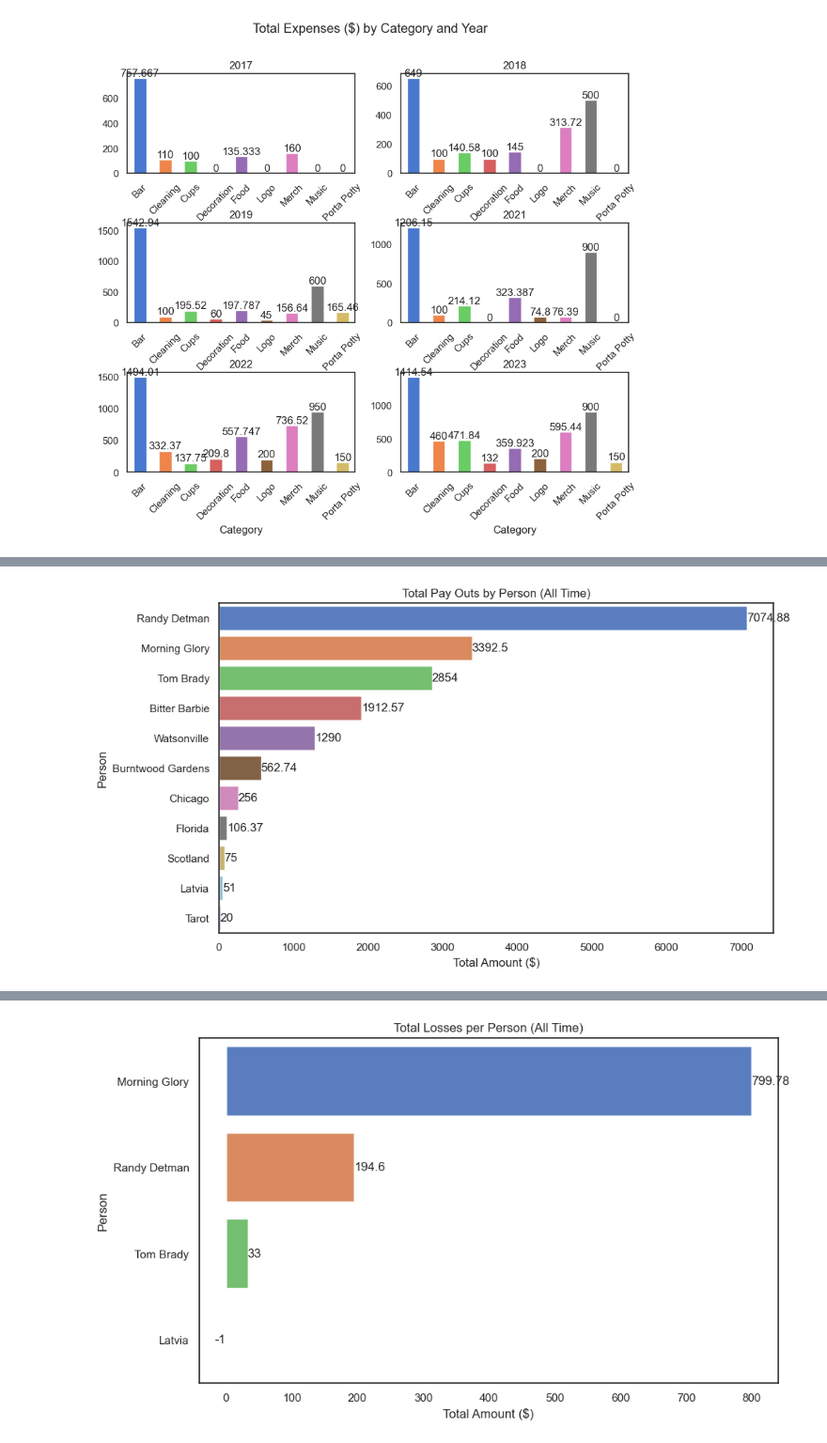
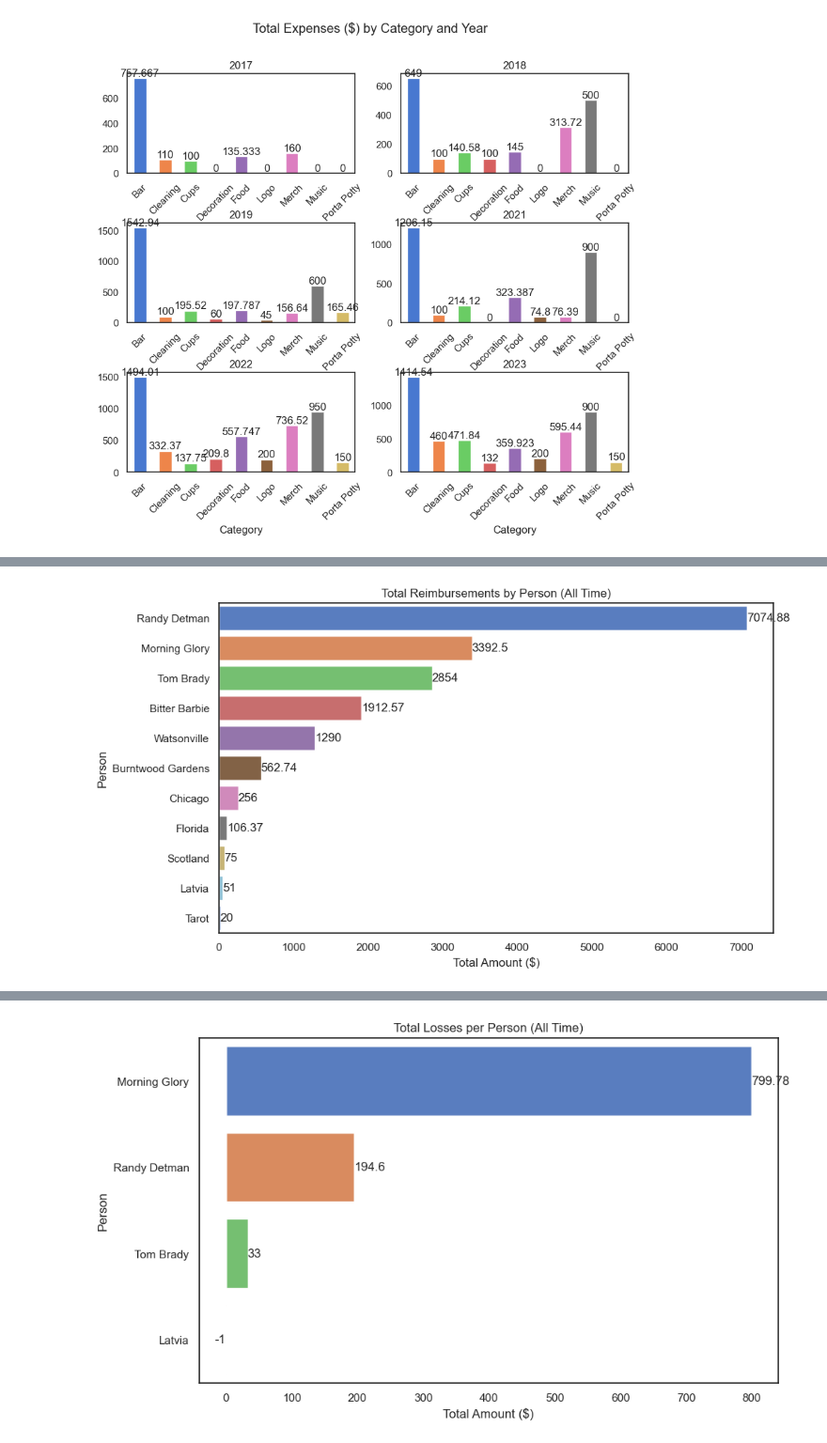
Before and after one commit to johbry17/Harvest-Party, a Jupyter notebook: exploratory_data_analysis.ipynb, the cells around one changed output, grey strips where cells are left out. Shown at 94% size. Saved outputs shown, nothing was run; the diff lists cells and outputs as text; code cells hidden in the pictures.

```diff
--- a/exploratory_data_analysis.ipynb
+++ b/exploratory_data_analysis.ipynb
@@ -781,23 +806,23 @@ Auto-removal of overlapping axes is deprecated since 3.6 and will be removed two
 # %%
 # plot bar chart of every person's total pay_outs
 
 # group and sort sums by year
 reim_sum = reim_df.groupby("Name")["Paid"].sum().reset_index()
 reim_sum = reim_sum.sort_values("Paid", ascending=False)
 
 # plot the chart
 sns.set_theme(style="white")
 plt.figure(figsize=(10, 6))
 ax = sns.barplot(x="Paid", y="Name", data=reim_sum, palette="muted")
 
 # add labels
 for container in ax.containers:
     ax.bar_label(container)
 
 # format plot
-plt.title("Total Pay Outs by Person (All Time)")
+plt.title("Total Reimbursements by Person (All Time)")
 plt.xlabel("Total Amount ($)")
 plt.ylabel("Person")
 plt.show()
 # %% [output]
-[figure, old version]
+[figure, new version]
```
Also changed, not shown: parts of 9 cells of this notebook.
